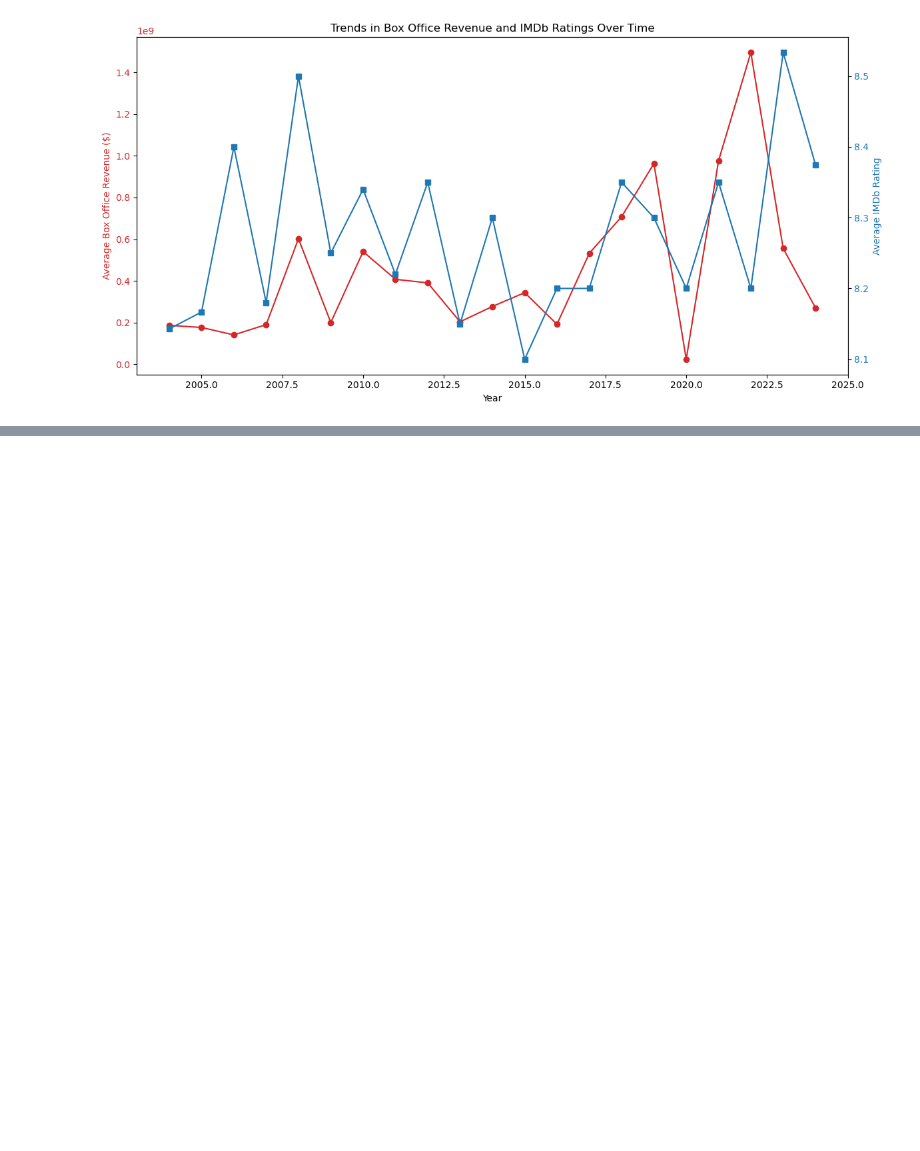
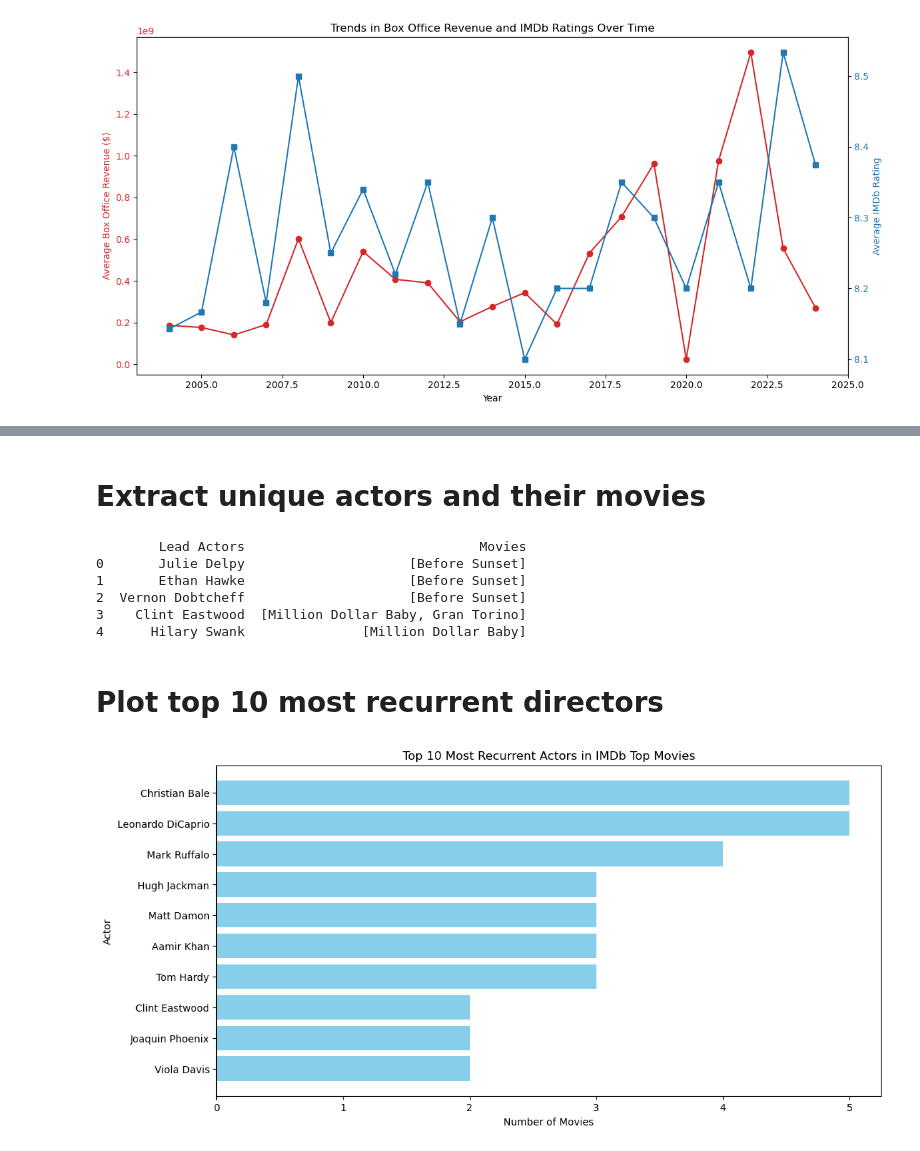
Before and after one commit to Aarabishan/Programming_DS_CW, a Jupyter notebook: Question_2/IMDb_Top10_Movie_Analysis.ipynb, the cells around one changed output, grey strips where cells are left out. Saved outputs shown, nothing was run; the diff lists cells and outputs as text; code cells hidden in the pictures; blank space fills up the shorter version.

```diff
--- a/Question_2/IMDb_Top10_Movie_Analysis.ipynb
+++ b/Question_2/IMDb_Top10_Movie_Analysis.ipynb
@@ -285,0 +368,51 @@ plt.show()
+# %% [markdown]
+# Extract unique actors and their movies
+# %%
+# Create an empty dictionary to store actors and their movies
+actors_movies = {}
+
+# Iterate through each row in the DataFrame
+for index, row in df_IMDb.iterrows():
+    actors = row['Lead Actors'].split(',')  # Split by comma to get individual actors
+    movie_title = row['Title']  # Get movie title
+
+    # Process each actor
+    for actor in actors:
+        actor = actor.strip()  # Remove extra spaces
+        if actor not in actors_movies:
+            actors_movies[actor] = []  # Initialize empty list if actor not present
+        actors_movies[actor].append(movie_title)  # Add movie title to the actor's list
+
+# Convert dictionary to DataFrame
+df_actors = pd.DataFrame(list(actors_movies.items()), columns=['Lead Actors', 'Movies'])
+
+# Display the result
+print(df_actors.head())
+# %% [output]
+        Lead Actors                              Movies
+0       Julie Delpy                     [Before Sunset]
+1       Ethan Hawke                     [Before Sunset]
+2  Vernon Dobtcheff                     [Before Sunset]
+3    Clint Eastwood  [Million Dollar Baby, Gran Torino]
+4      Hilary Swank               [Million Dollar Baby]
+# %% [markdown]
+# Plot top 10 most recurrent directors
+# %%
+import matplotlib.pyplot as plt
+
+# Step 1: Calculate the number of movies each actor appeared in
+df_actors['Movie_Count'] = df_actors['Movies'].apply(len)
+
+# Step 2: Select the top 10 most recurrent actors
+top_actors = df_actors.nlargest(10, 'Movie_Count')
+
+# Step 3: Plot a bar chart
+plt.figure(figsize=(12, 6))
+plt.barh(top_actors['Lead Actors'], top_actors['Movie_Count'], color='skyblue')
+plt.xlabel("Number of Movies")
+plt.ylabel("Actor")
+plt.title("Top 10 Most Recurrent Actors in IMDb Top Movies")
+plt.gca().invert_yaxis()  # Invert y-axis to show the highest count on top
+plt.show()
+# %% [output]
+[figure, added]
```
Also changed, not shown: parts of 25 cells of this notebook.
